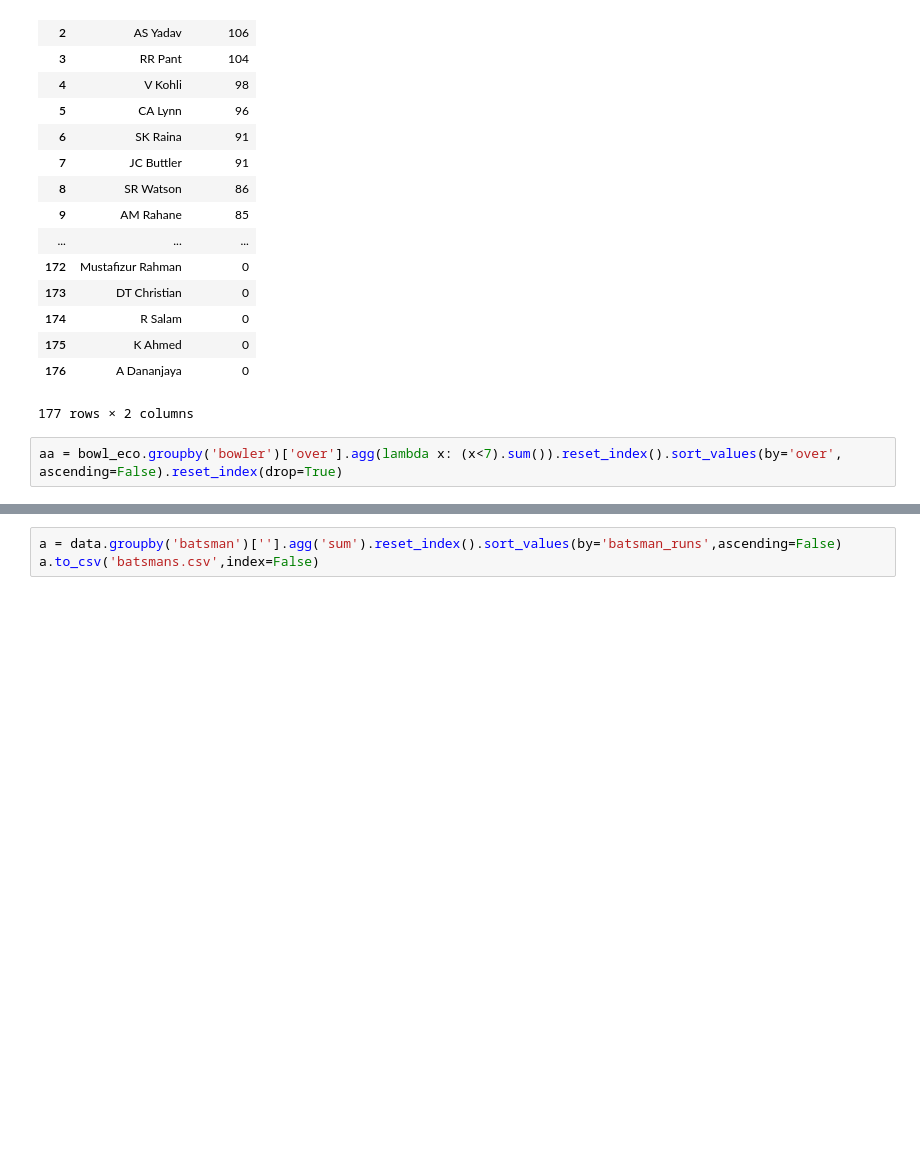
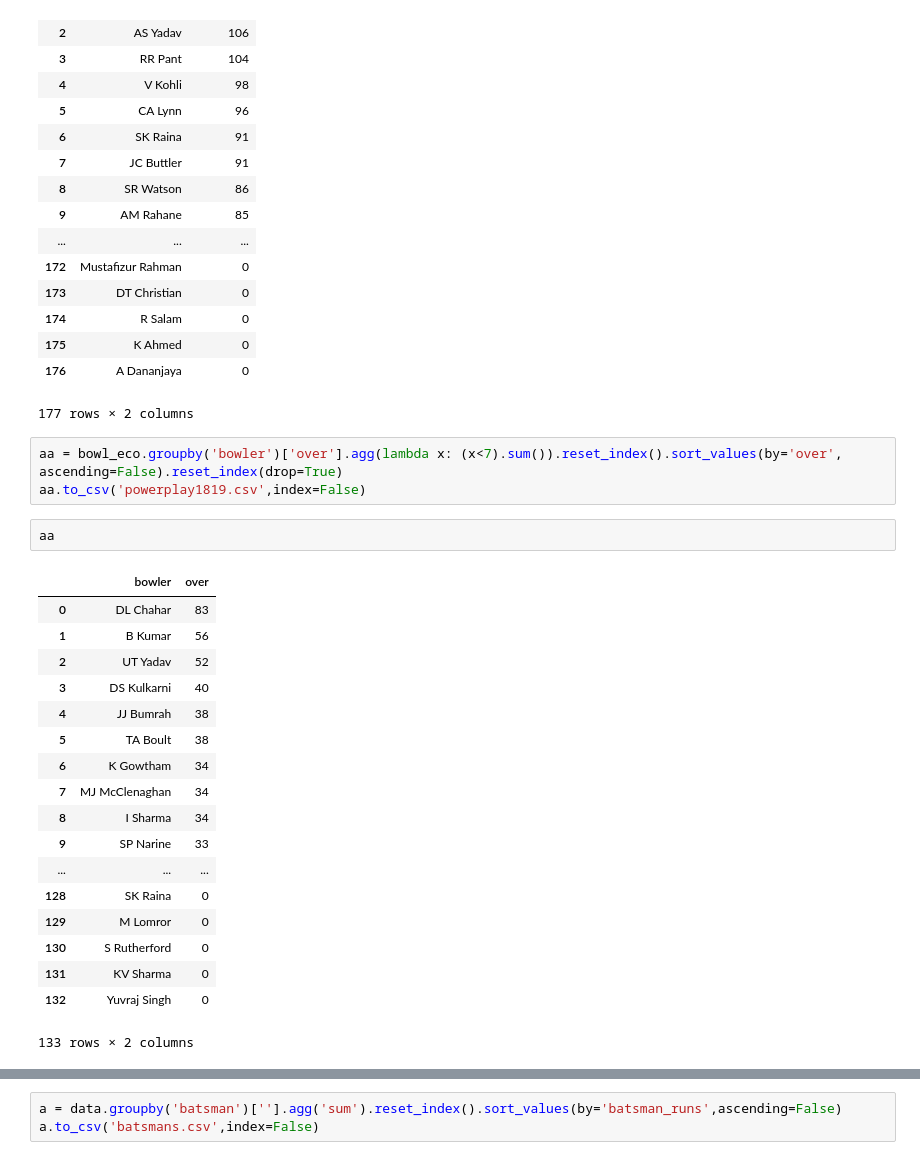
Before and after one commit to Ishita-Kedia/IPL_Analysis, a Jupyter notebook: batsman.ipynb, the cells around one changed output, grey strips where cells are left out. Cells and saved outputs as stored; diff of their text form; blank space fills up the shorter version.

```diff
--- a/batsman.ipynb
+++ b/batsman.ipynb
@@ -824,3 +829,25 @@ temp_dfss
 177 rows × 2 columns
 # %%
 aa = bowl_eco.groupby('bowler')['over'].agg(lambda x: (x<7).sum()).reset_index().sort_values(by='over', ascending=False).reset_index(drop=True)
+aa.to_csv('powerplay1819.csv',index=False)
+# %%
+aa
+# %% [output]
+|  | bowler | over |
+| 0 | DL Chahar | 83 |
+| 1 | B Kumar | 56 |
+| 2 | UT Yadav | 52 |
+| 3 | DS Kulkarni | 40 |
+| 4 | JJ Bumrah | 38 |
+| 5 | TA Boult | 38 |
+| 6 | K Gowtham | 34 |
+| 7 | MJ McClenaghan | 34 |
+| 8 | I Sharma | 34 |
+| 9 | SP Narine | 33 |
+| ... | ... | ... |
+| 128 | SK Raina | 0 |
+| 129 | M Lomror | 0 |
+| 130 | S Rutherford | 0 |
+| 131 | KV Sharma | 0 |
+| 132 | Yuvraj Singh | 0 |
+133 rows × 2 columns
```
Also changed, not shown: parts of 14 cells of this notebook, 16 other files.
